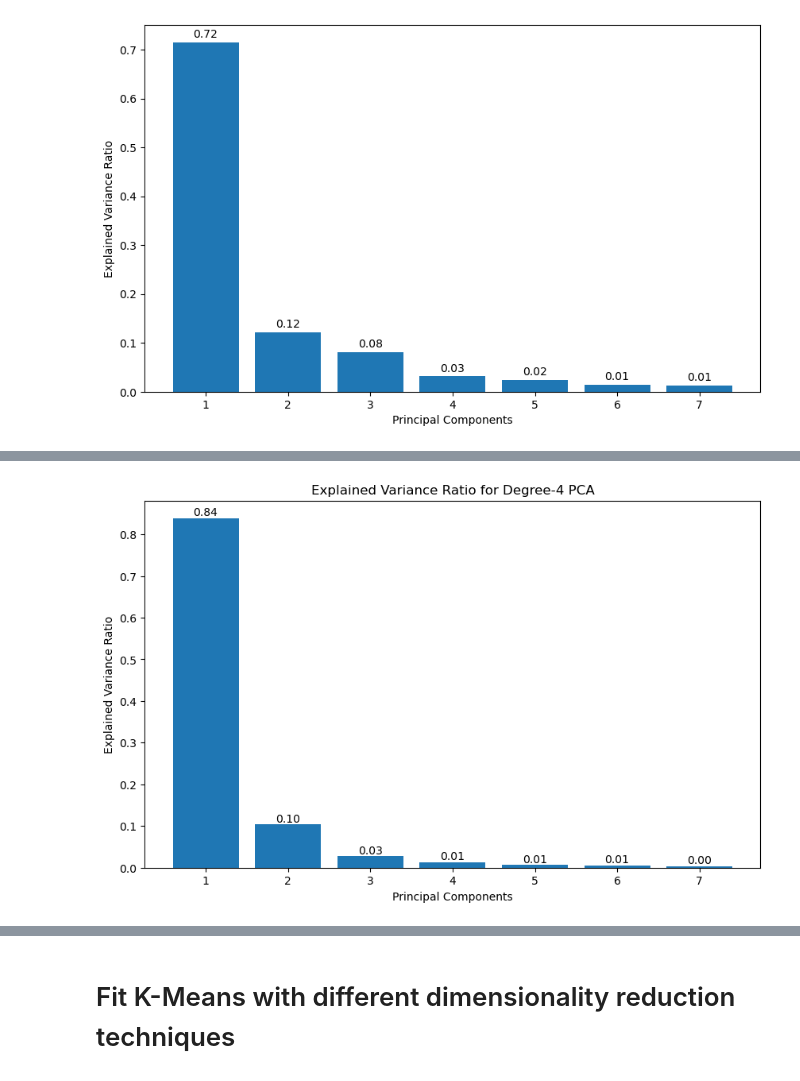
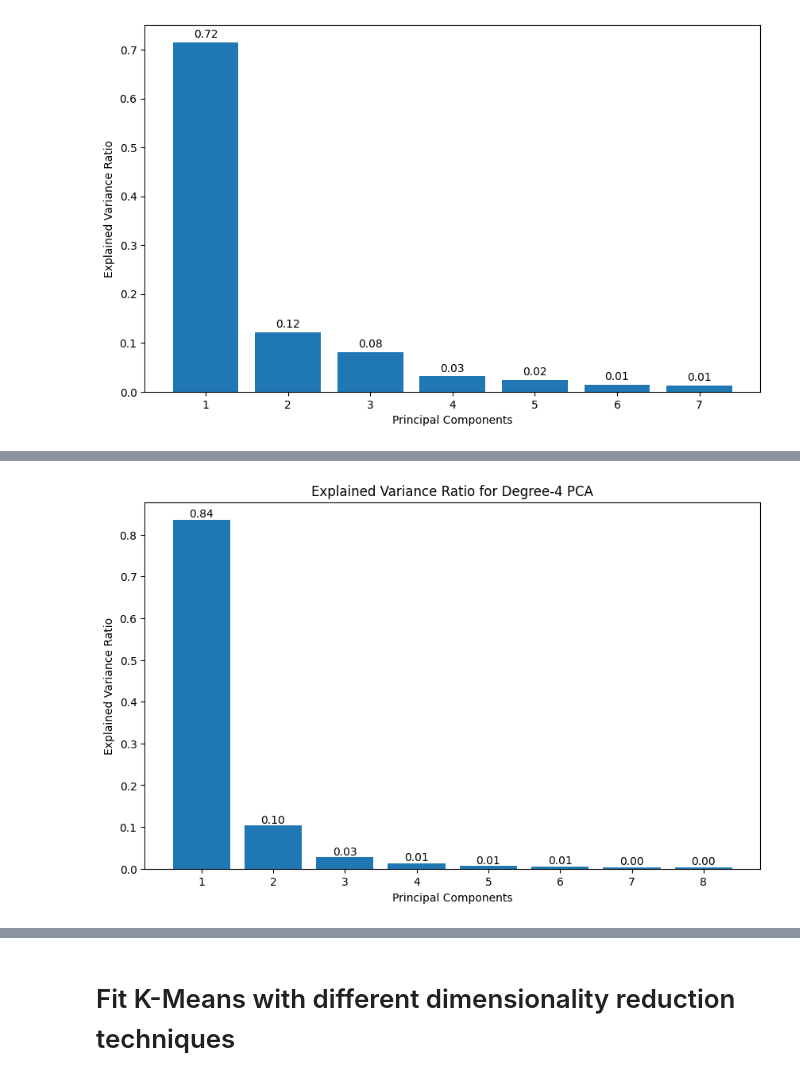
Before and after one commit to BruciiZ/hearing-clustering, a Jupyter notebook: code/dec-clustering/K-Means-60-dimReduce.ipynb, the cells around one changed output, grey strips where cells are left out. Cells and saved outputs as stored; diff of their text form; code cells hidden in the pictures.

```diff
--- a/code/dec-clustering/K-Means-60-dimReduce.ipynb
+++ b/code/dec-clustering/K-Means-60-dimReduce.ipynb
@@ -226,26 +227,26 @@ Calinski Harabasz Score: 2527.803
 # %%
 # Initialize a 4-degree Kernel PCA object
-poly_pca = KernelPCA(n_components=7, kernel='poly', degree=4)
+poly_pca = KernelPCA(n_components=8, kernel='poly', degree=4)
 
 # Fit the a 3-degree Kernel PCA object to the data
 poly_pca_data = poly_pca.fit_transform(cleaned_ear_data)
 
 # Visualize the explained variance ratio
 explained_variance = np.var(poly_pca_data, axis=0)
 explained_variance_ratio = explained_variance / np.sum(explained_variance)
 
 plt.figure(figsize=(10, 6))
 plt.bar(range(1, len(explained_variance_ratio) + 1), explained_variance_ratio)
 for i, v in enumerate(explained_variance_ratio):
     plt.text(i + 1, v, f"{v:.2f}", ha='center', va='bottom')
 plt.xlabel('Principal Components')
 plt.ylabel('Explained Variance Ratio')
 plt.title('Explained Variance Ratio for Degree-4 PCA')
 plt.show()
 
 poly_pca_data = poly_pca_data[:, :2]
 # %% [output]
-[figure, old version]
+[figure, new version]
 # %%
 # Fit the K-Means algorithm with n clusters = 2, 3, 4
 
```
Also changed, not shown: parts of 10 cells of this notebook, 6 other files.
